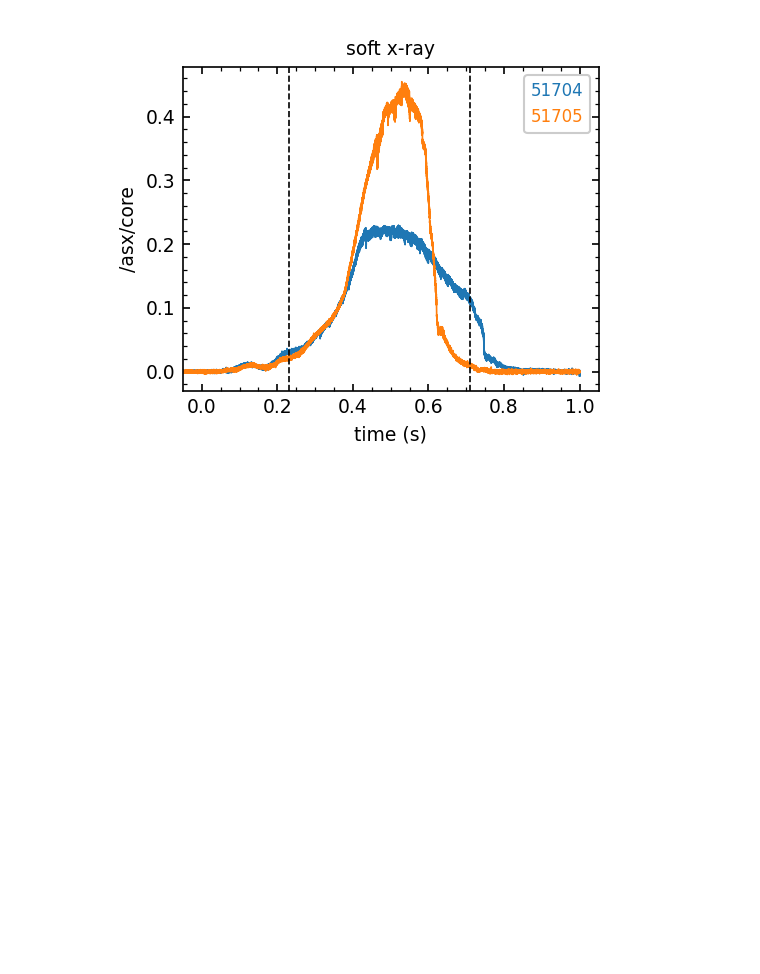
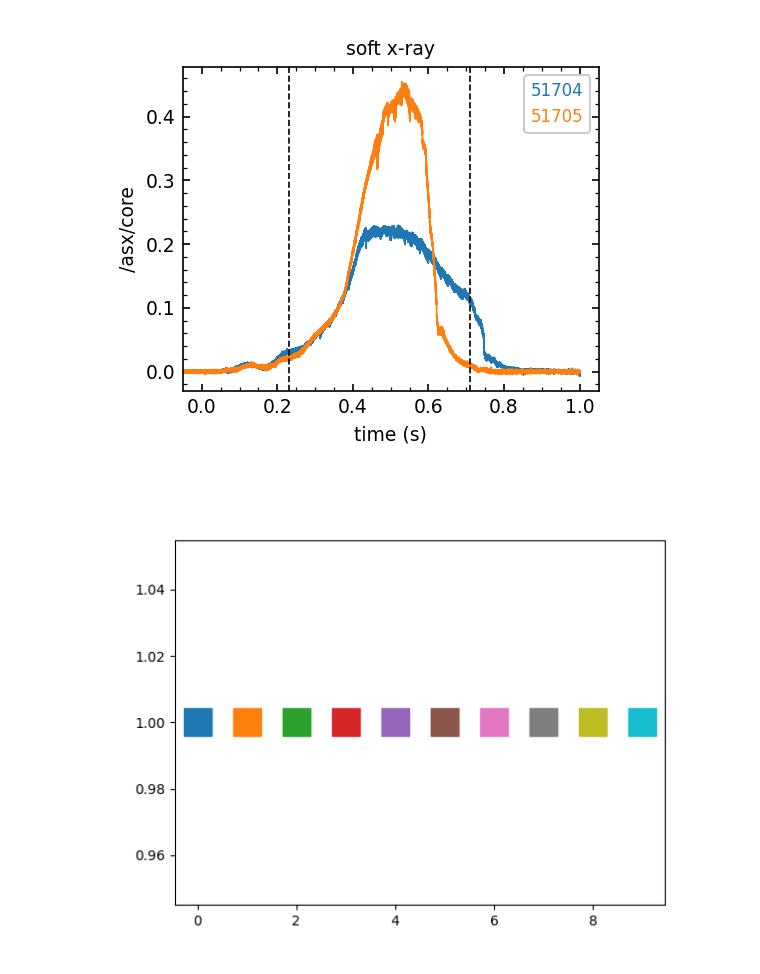
Before and after one commit to JamieDunsmore7/tokamak_inversion_routines, a Jupyter notebook: Testing/Comparing 51704 51705.ipynb, the cells around one changed output. Saved outputs shown, nothing was run; the diff lists cells and outputs as text; code cells hidden in the pictures; blank space fills up the shorter version.

```diff
--- a/Testing/Comparing 51704 51705.ipynb
+++ b/Testing/Comparing 51704 51705.ipynb
@@ -632,3 +632,9 @@ ax.vlines(puffs, ylim[0], ylim[1], colors='k', linewidths=0.8, linestyles='--')
 plt.tight_layout()
 # %% [output]
 [figure]
+# %%
+plt.figure()
+for i in range(0, 10):
+    plt.plot(i, 1, 's', c=f'C{i}', ms=20)
+# %% [output]
+[figure, added]
```
Also changed, not shown: 42 other files.
